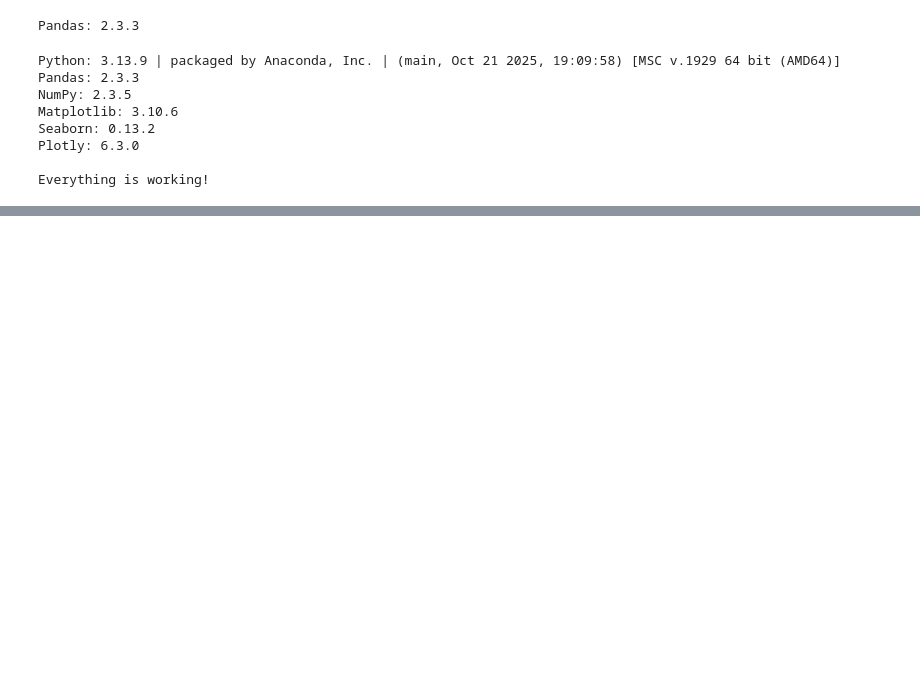
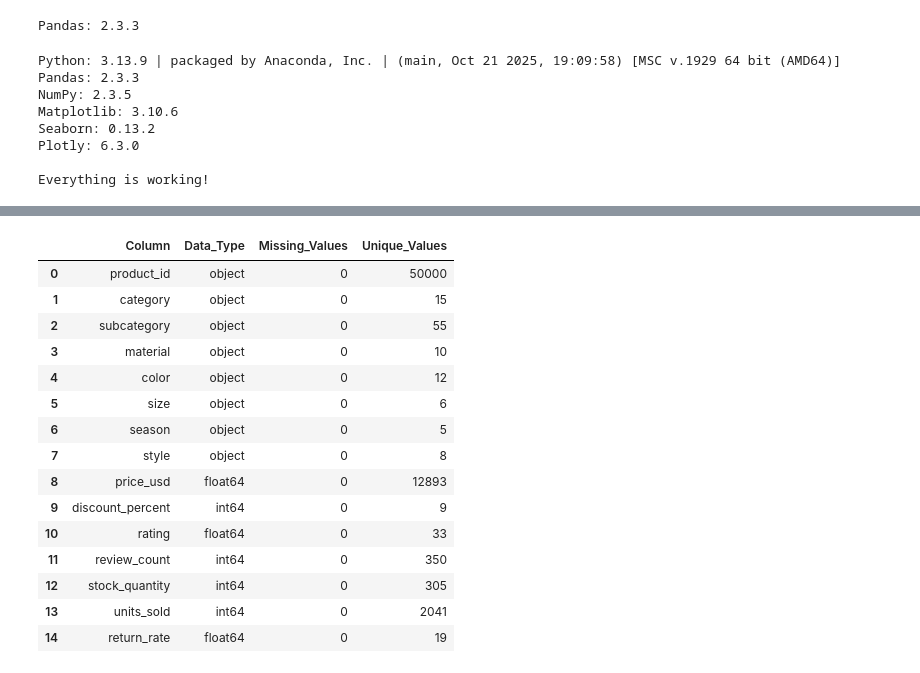
Before and after one commit to pratikshasoni704/CODSOFT_TASKSNO-1, a Jupyter notebook: TASK_1_Data_Cleaning/notebooks/task1_data_cleaning.ipynb, the cells around one changed output, grey strips where cells are left out. Cells and saved outputs as stored; diff of their text form; code cells hidden in the pictures; blank space fills up the shorter version.

Commit message:
Complete Task 1 data cleaning

```diff
--- a/TASK_1_Data_Cleaning/notebooks/task1_data_cleaning.ipynb
+++ b/TASK_1_Data_Cleaning/notebooks/task1_data_cleaning.ipynb
@@ -37,0 +33,2 @@ Everything is working!
+# %%
+df = pd.read_csv("../data/raw_dataset.csv")
@@ -37,0 +235,26 @@ Everything is working!
+# %%
+quality_summary = pd.DataFrame({
+    "Column": df.columns,
+    "Data_Type": df.dtypes.astype(str).values,
+    "Missing_Values": df.isnull().sum().values,
+    "Unique_Values": df.nunique().values
+})
+
+quality_summary
+# %% [output]
+|  | Column | Data_Type | Missing_Values | Unique_Values |
+| 0 | product_id | object | 0 | 50000 |
+| 1 | category | object | 0 | 15 |
+| 2 | subcategory | object | 0 | 55 |
+| 3 | material | object | 0 | 10 |
+| 4 | color | object | 0 | 12 |
+| 5 | size | object | 0 | 6 |
+| 6 | season | object | 0 | 5 |
+| 7 | style | object | 0 | 8 |
+| 8 | price_usd | float64 | 0 | 12893 |
+| 9 | discount_percent | int64 | 0 | 9 |
+| 10 | rating | float64 | 0 | 33 |
+| 11 | review_count | int64 | 0 | 350 |
+| 12 | stock_quantity | int64 | 0 | 305 |
+| 13 | units_sold | int64 | 0 | 2041 |
+| 14 | return_rate | float64 | 0 | 19 |
```
Also changed, not shown: parts of 27 cells of this notebook, 2 other files.
